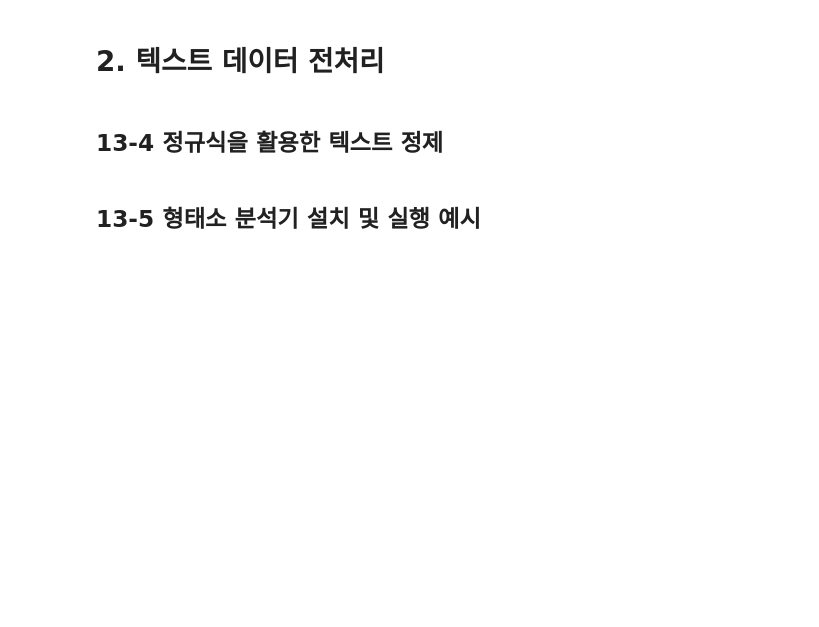
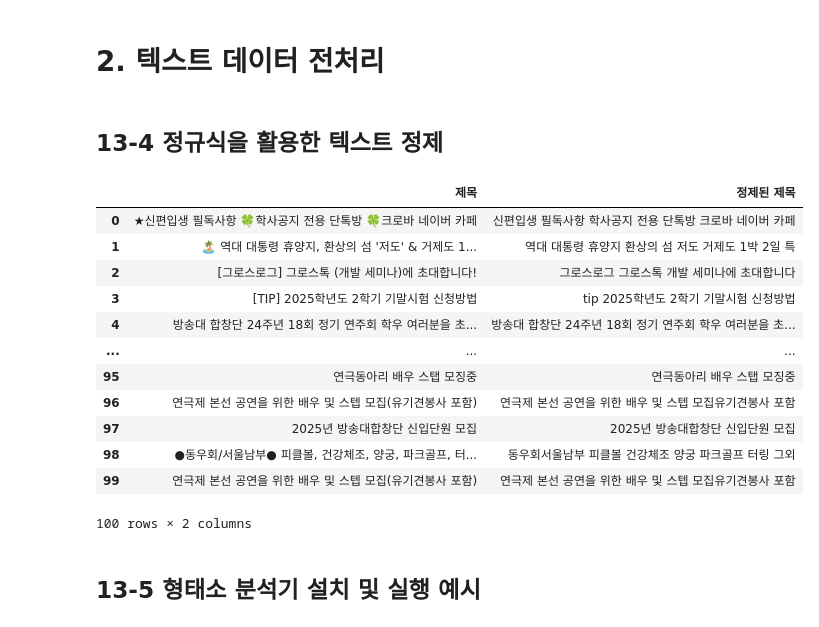
Before and after one commit to tomifezgomez/Data-Analysis-with-Open-Source, a Jupyter notebook: 오픈소스_데이터_분석_13강.ipynb, the cells around one changed output. Drawn from its saved outputs; the diff is of its cells as text; code cells hidden in the pictures; blank space fills up the shorter version.

```diff
--- a/오픈소스_데이터_분석_13강.ipynb
+++ b/오픈소스_데이터_분석_13강.ipynb
@@ -239,27 +239,41 @@ cs_df = pd.DataFrame(data = {'제목': board_titles})
 # %%
 import re
 
 ## 텍스트 정제 함수
 def clean_text(text):
     if isinstance(text, str):
         # 특수 문자 제거 regex (영어 소문자, 영어 대문자, 숫자, 한글, 공백글자만 허용)
-
+        text = re.sub(r'[^a-zA-Z0-9가-힣\s]', '', text)
         # HTML 태그 제거 regex
-
+        text = re.sub(r'<[^>]+>', '', text)
         # 소문자로 변환 python 함수
-
+        text = text.lower()
         return text
     else:
         return ""
 
 ## 데이터프레임 정제 함수
 def clean_df(df):
-  if not df.empty:
-      df['정제된 제목'] = df['제목'].apply(clean_text)
+    if not df.empty:
+        df['정제된 제목'] = df['제목'].apply(clean_text)
 
 ## cs_df에 정제 함수 적용
 clean_df(cs_df)
 cs_df
+# %% [output]
+|  | 제목 | 정제된 제목 |
+| 0 | ★신편입생 필독사항 🍀학사공지 전용 단톡방 🍀크로바 네이버 카페 | 신편입생 필독사항 학사공지 전용 단톡방 크로바 네이버 카페 |
+| 1 | 🏝️ 역대 대통령 휴양지, 환상의 섬 '저도' & 거제도 1... | 역대 대통령 휴양지 환상의 섬 저도 거제도 1박 2일 특 |
+| 2 | [그로스로그] 그로스톡 (개발 세미나)에 초대합니다! | 그로스로그 그로스톡 개발 세미나에 초대합니다 |
+| 3 | [TIP] 2025학년도 2학기 기말시험 신청방법 | tip 2025학년도 2학기 기말시험 신청방법 |
+| 4 | 방송대 합창단 24주년 18회 정기 연주회 학우 여러분을 초... | 방송대 합창단 24주년 18회 정기 연주회 학우 여러분을 초... |
+| ... | ... | ... |
+| 95 | 연극동아리 배우 스탭 모징중 | 연극동아리 배우 스탭 모징중 |
+| 96 | 연극제 본선 공연을 위한 배우 및 스텝 모집(유기견봉사 포함) | 연극제 본선 공연을 위한 배우 및 스텝 모집유기견봉사 포함 |
+| 97 | 2025년 방송대합창단 신입단원 모집 | 2025년 방송대합창단 신입단원 모집 |
+| 98 | ●동우회/서울남부● 피클볼, 건강체조, 양궁, 파크골프, 터... | 동우회서울남부 피클볼 건강체조 양궁 파크골프 터링 그외 |
+| 99 | 연극제 본선 공연을 위한 배우 및 스텝 모집(유기견봉사 포함) | 연극제 본선 공연을 위한 배우 및 스텝 모집유기견봉사 포함 |
+100 rows × 2 columns
 # %% [markdown]
 ## 13-5 형태소 분석기 설치 및 실행 예시
 # %%
```
Also changed, not shown: parts of 7 cells of this notebook.
